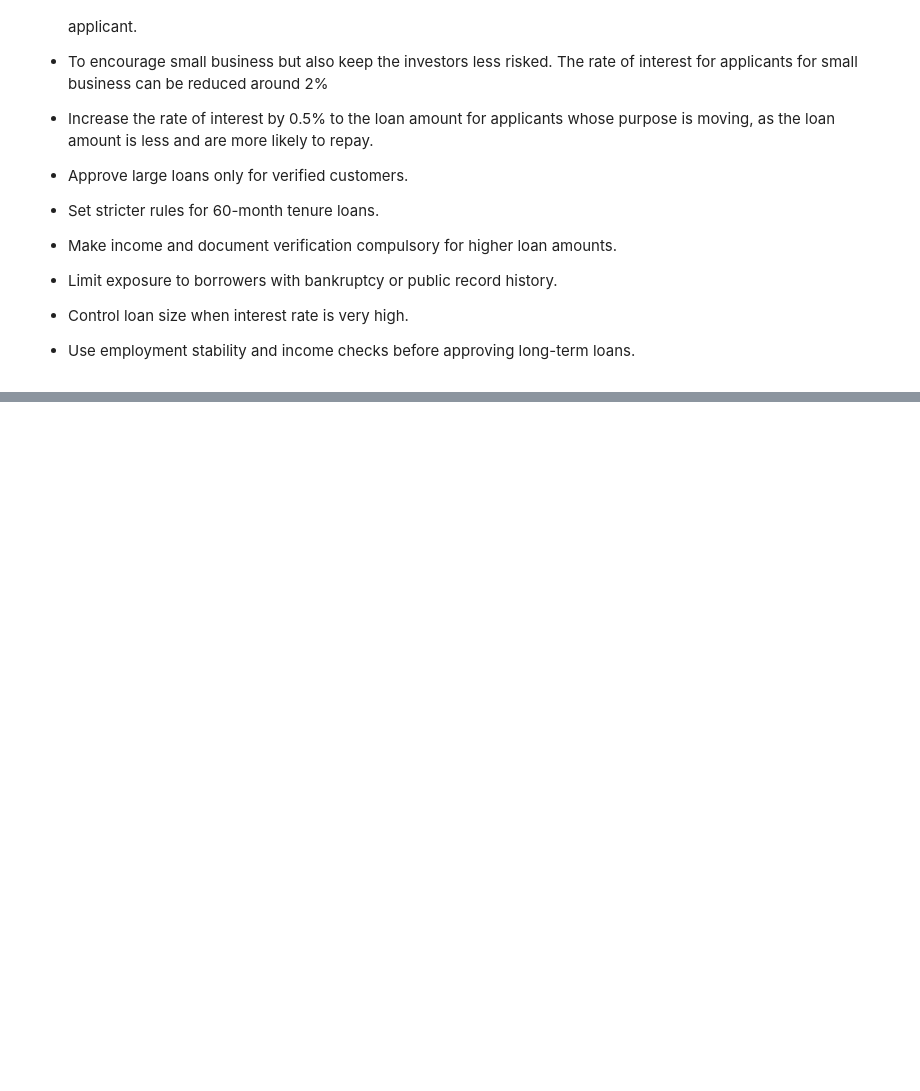
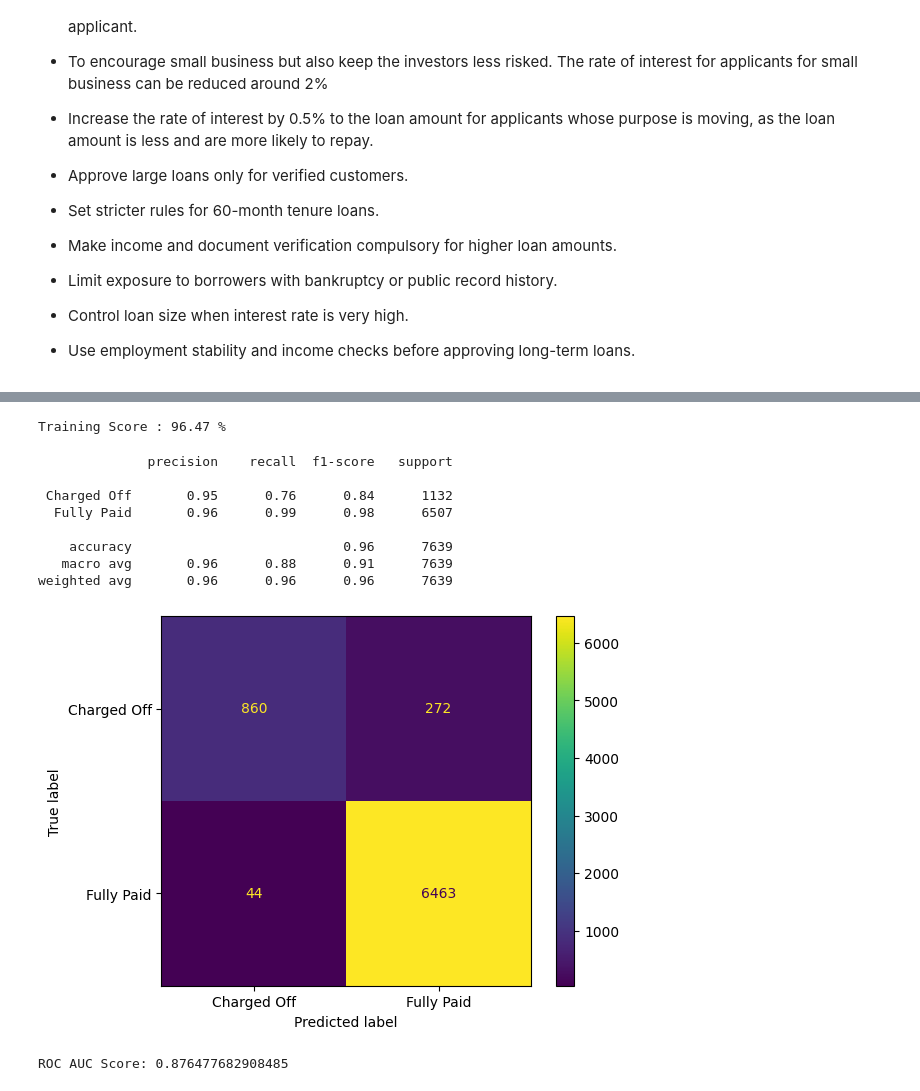
Before and after one commit to Swamy612/Lending-Club-Case-Study, a Jupyter notebook: LENDING_CLUB_CASE_STUDY_.ipynb, the cells around one changed output, grey strips where cells are left out. Saved outputs shown, nothing was run; the diff lists cells and outputs as text; code cells hidden in the pictures; blank space fills up the shorter version.

```diff
--- a/LENDING_CLUB_CASE_STUDY_.ipynb
+++ b/LENDING_CLUB_CASE_STUDY_.ipynb
@@ -1022,0 +1088,61 @@ Borrowers with 60 months term has highest share to total_pymnt_inv.
+# %%
+# data scaling for independent
+scaler = StandardScaler()
+
+# Drop 'issue_d' first if it's still there
+# The issue_d column was included in x_train_encoded_df because its dtype is datetime and not 'O'
+if 'issue_d' in x_train_encoded_df.columns:
+    x_train_temp = x_train_encoded_df.drop(columns=['issue_d'])
+else:
+    x_train_temp = x_train_encoded_df.copy()
+
+if 'issue_d' in x_test_encoded_df.columns:
+    x_test_temp = x_test_encoded_df.drop(columns=['issue_d'])
+else:
+    x_test_temp = x_test_encoded_df.copy()
+
+# Select only numeric columns for scaling
+# This ensures that any remaining non-numeric columns (like the bucketed categorical ones) are excluded
+x_train_encoded_df_numeric = x_train_temp.select_dtypes(include=['number'])
+x_test_encoded_df_numeric = x_test_temp.select_dtypes(include=['number'])
+
+# train scaling
+x_train_scaled = scaler.fit_transform(x_train_encoded_df_numeric)
+x_train_scaled = pd.DataFrame(x_train_scaled, index=x_train_encoded_df_numeric.index, columns=scaler.get_feature_names_out())
+
+# test scaling
+x_test_scaled = scaler.transform(x_test_encoded_df_numeric)
+x_test_scaled = pd.DataFrame(x_test_scaled, index=x_test_encoded_df_numeric.index, columns=scaler.get_feature_names_out())
+# %%
+# logistic regression model
+logreg_model = LogisticRegression(random_state=42)
+logreg_model.fit(x_train_scaled, y_train)
+print('Training Score :',round(logreg_model.score(x_train_scaled, y_train)*100,2),'%')
+# %% [output]
+Training Score : 96.47 %
+# %%
+# model testing
+y_pred = logreg_model.predict(x_test_scaled)
+cm=ConfusionMatrixDisplay.from_predictions(y_test,y_pred)
+print(classification_report(y_test,y_pred))
+# %% [output]
+              precision    recall  f1-score   support
+
+ Charged Off       0.95      0.76      0.84      1132
+  Fully Paid       0.96      0.99      0.98      6507
+
+    accuracy                           0.96      7639
+   macro avg       0.96      0.88      0.91      7639
+weighted avg       0.96      0.96      0.96      7639
+[figure, added]
+# %%
+from sklearn.metrics import roc_auc_score
+
+# Convert string labels to numerical (e.g., 0 for 'Fully Paid', 1 for 'Charged Off')
+y_test_numeric = y_test.map({'Fully Paid': 0, 'Charged Off': 1})
+y_pred_numeric = pd.Series(y_pred).map({'Fully Paid': 0, 'Charged Off': 1})
+
+auc = roc_auc_score(y_test_numeric, y_pred_numeric)
+print("ROC AUC Score:", auc)
+# %% [output]
+ROC AUC Score: 0.876477682908485
```
Also changed, not shown: parts of 26 cells of this notebook.
